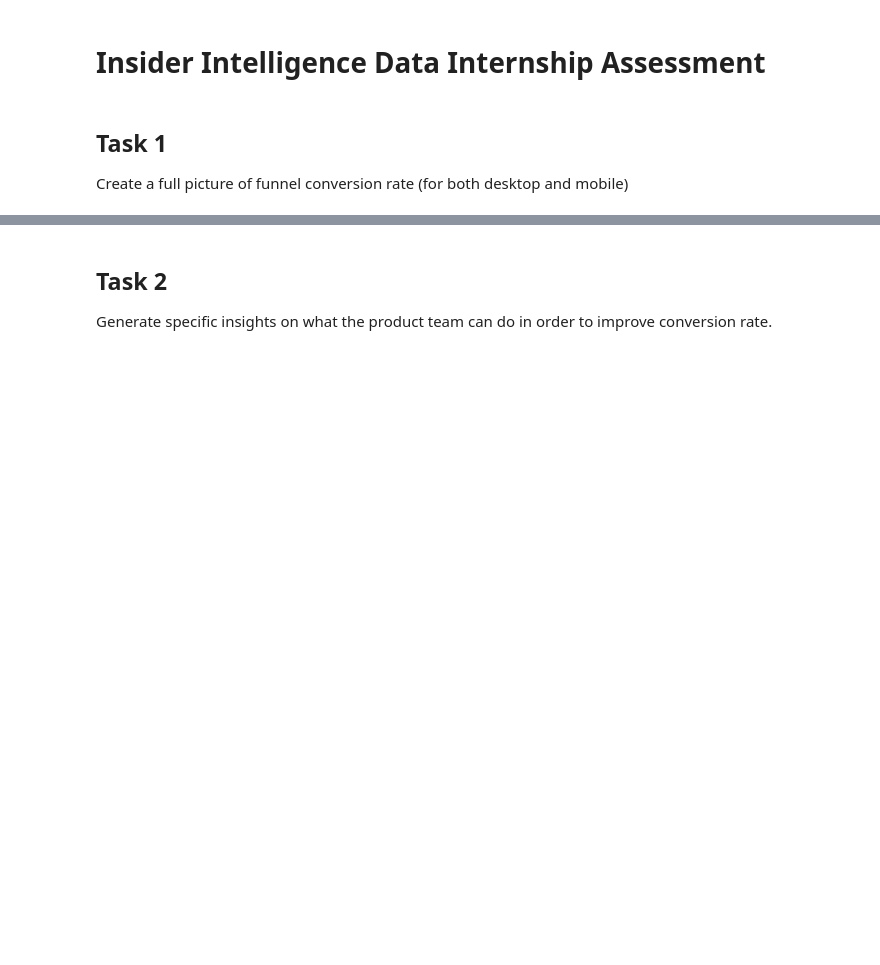
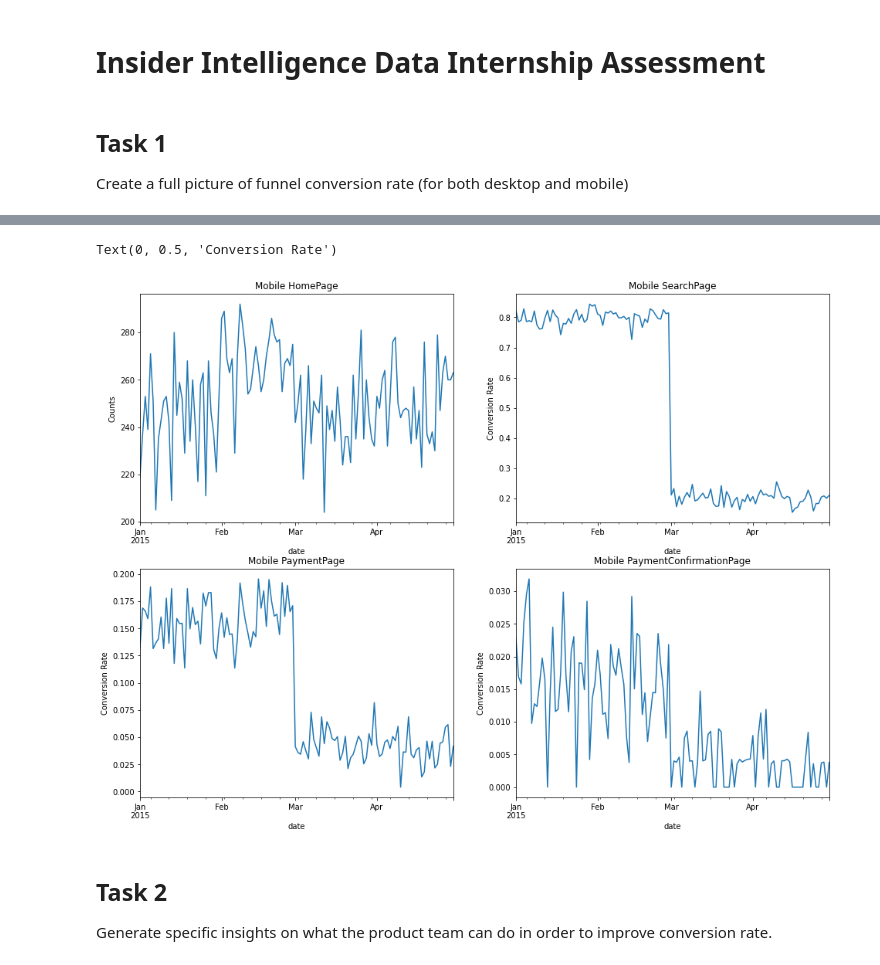
Before and after one commit to ghcn345/Insider-Intelligence-Assessment, a Jupyter notebook: Assessment.ipynb, the cells around one changed output, grey strips where cells are left out. Drawn from its saved outputs; the diff is of its cells as text; code cells hidden in the pictures; blank space fills up the shorter version.

```diff
--- a/Assessment.ipynb
+++ b/Assessment.ipynb
@@ -132,0 +99,17 @@ df
+# %%
+df = pd.read_sql_query("SELECT date, COUNT(hp.user_id) as home_page, \
+                        1.0*COUNT(sp.user_id)/COUNT(u.user_id) as search_page, \
+                        1.0*COUNT(pp.user_id)/COUNT(u.user_id) as payment_page, \
+                        1.0*COUNT(pc.user_id)/COUNT(u.user_id) as payment_confirmation \
+                        FROM Users u \
+                        LEFT JOIN HomePage hp USING(user_id) \
+                        LEFT JOIN SearchPage sp USING(user_id) \
+                        LEFT JOIN PaymentPage pp USING(user_id) \
+                        LEFT JOIN PaymentConfirmation pc USING(user_id) \
+                        WHERE u.device = 'Mobile' \
+                        GROUP BY u.date;", engine)
+# %%
+df['date'] = pd.to_datetime(df.date)
+df.set_index('date', inplace=True)
+
+df.head()
@@ -133,3 +124,24 @@ df
+# %%
+fix, ax = plt.subplots(2,2, figsize=(16,12))
+
+df.home_page.plot(ax=ax[0][0])
+ax[0][0].set_title('Mobile HomePage')
+ax[0][0].set_ylabel('Counts')
+
+df.search_page.plot(ax=ax[0][1])
+ax[0][1].set_title('Mobile SearchPage')
+ax[0][1].set_ylabel('Conversion Rate')
+
+df.payment_page.plot(ax=ax[1][0])
+ax[1][0].set_title('Mobile PaymentPage')
+ax[1][0].set_ylabel('Conversion Rate')
+
+df.payment_confirmation.plot(ax=ax[1][1])
+ax[1][1].set_title('Mobile PaymentConfirmationPage')
+ax[1][1].set_ylabel('Conversion Rate')
+# %% [output]
+Text(0, 0.5, 'Conversion Rate')
+[figure, added]
 # %% [markdown]
 ## Task 2
 Generate specific insights on what the product team can do in order to improve conversion rate.
```
Also changed, not shown: parts of 27 cells of this notebook.
